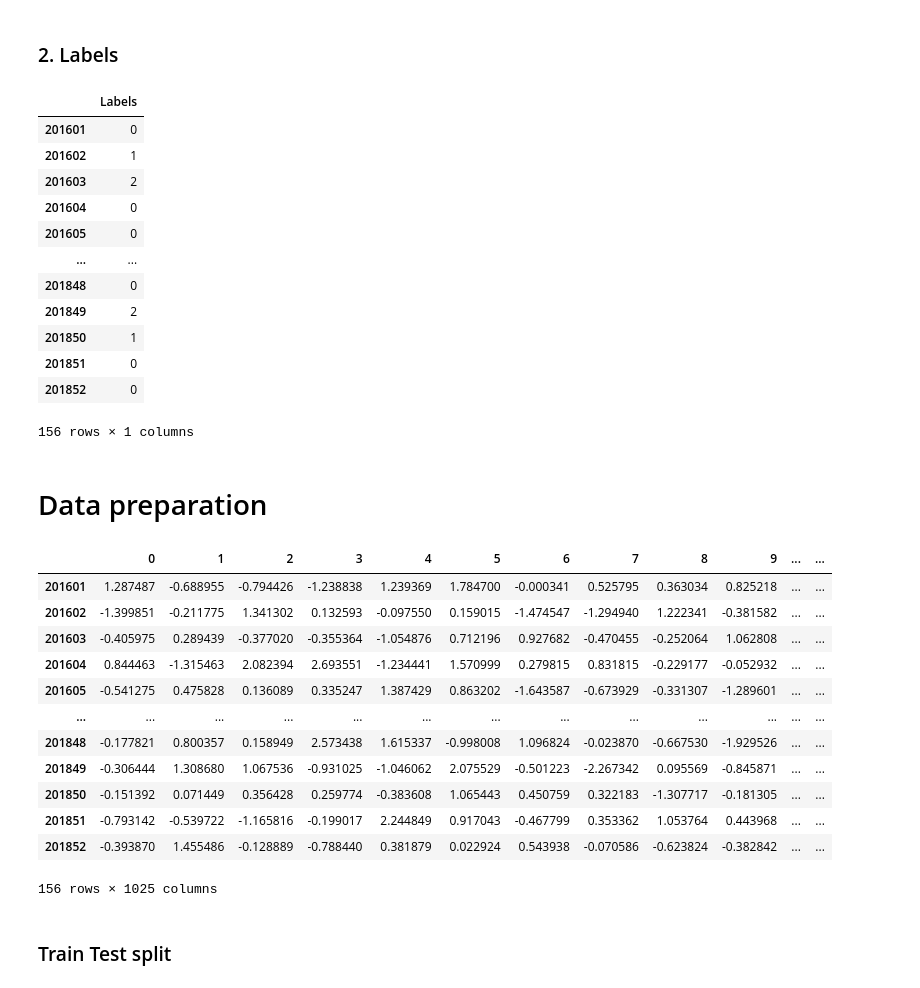
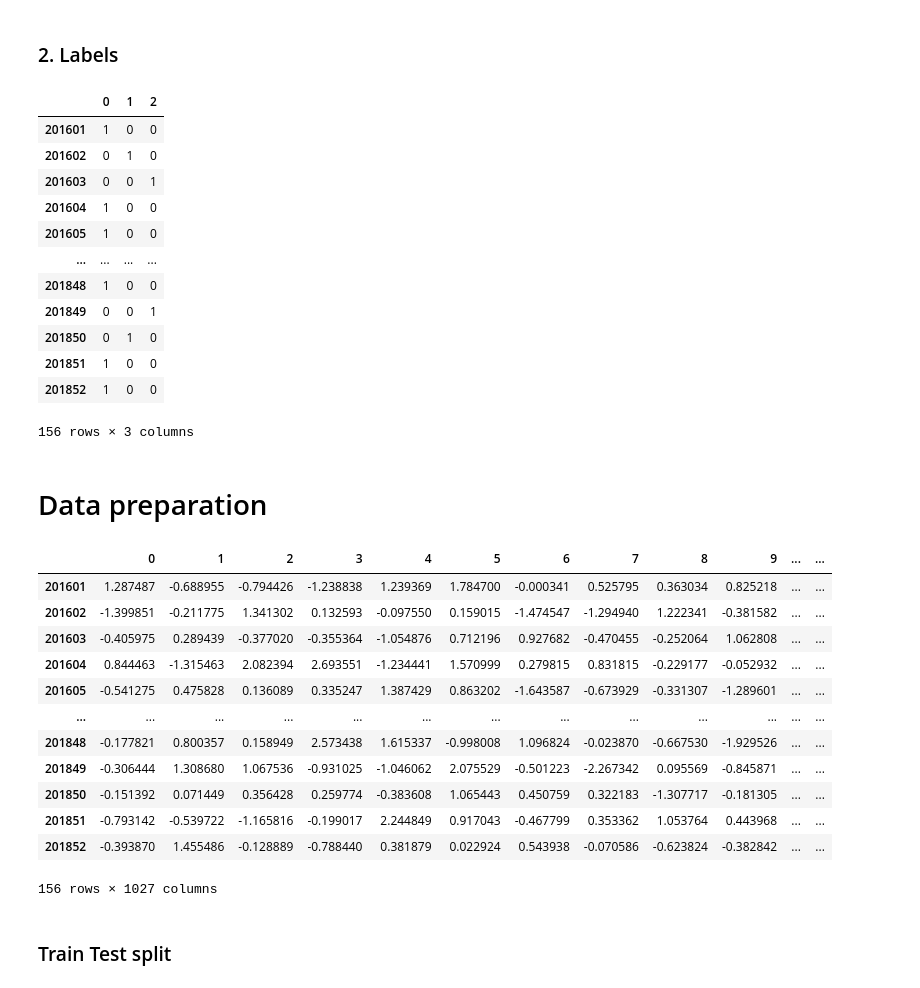
Before and after one commit to MITCriticalData-Colombia/Satellite_Images_Embeddings, a Jupyter notebook: LSTM_classification.ipynb, the cells around one changed output. Cells and saved outputs as stored; diff of their text form; code cells hidden in the pictures.

```diff
--- a/LSTM_classification.ipynb
+++ b/LSTM_classification.ipynb
@@ -170,20 +170,22 @@ def read_labels(path, Municipality = None):
     return df
 # %%
 labels_df = read_labels(path=labels, Municipality='Medellín')
+labels_df_orig = labels_df
+labels_df = pd.get_dummies(labels_df['Labels'])
 labels_df
 # %% [output]
-|  | Labels |
-| 201601 | 0 |
-| 201602 | 1 |
-| 201603 | 2 |
-| 201604 | 0 |
-| 201605 | 0 |
-| ... | ... |
-| 201848 | 0 |
-| 201849 | 2 |
-| 201850 | 1 |
-| 201851 | 0 |
-| 201852 | 0 |
+|  | 0 | 1 | 2 |
+| 201601 | 1 | 0 | 0 |
+| 201602 | 0 | 1 | 0 |
+| 201603 | 0 | 0 | 1 |
+| 201604 | 1 | 0 | 0 |
+| 201605 | 1 | 0 | 0 |
+| ... | ... | ... | ... |
+| 201848 | 1 | 0 | 0 |
+| 201849 | 0 | 0 | 1 |
+| 201850 | 0 | 1 | 0 |
+| 201851 | 1 | 0 | 0 |
+| 201852 | 1 | 0 | 0 |
-156 rows × 1 columns
+156 rows × 3 columns
 # %% [markdown]
 # Data preparation
@@ -204,7 +208,7 @@ dengue_df
 | 201850 | -0.151392 | 0.071449 | 0.356428 | 0.259774 | -0.383608 | 1.065443 | 0.450759 | 0.322183 | -1.307717 | -0.181305 | ... | ... |
 | 201851 | -0.793142 | -0.539722 | -1.165816 | -0.199017 | 2.244849 | 0.917043 | -0.467799 | 0.353362 | 1.053764 | 0.443968 | ... | ... |
 | 201852 | -0.393870 | 1.455486 | -0.128889 | -0.788440 | 0.381879 | 0.022924 | 0.543938 | -0.070586 | -0.623824 | -0.382842 | ... | ... |
-156 rows × 1025 columns
+156 rows × 1027 columns
 # %% [markdown]
 ### Train Test split
 # %%
```
Also changed, not shown: parts of 21 cells of this notebook.
